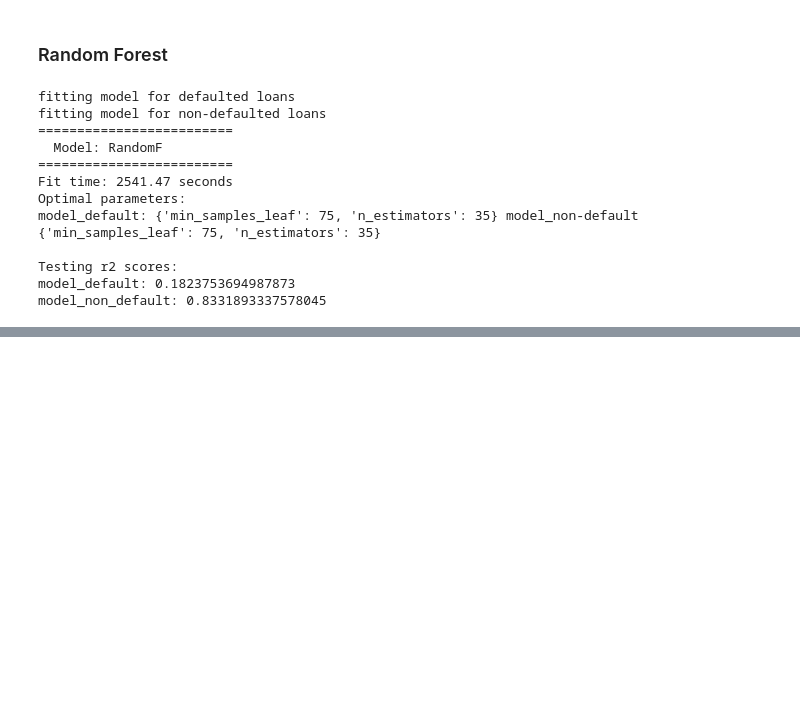
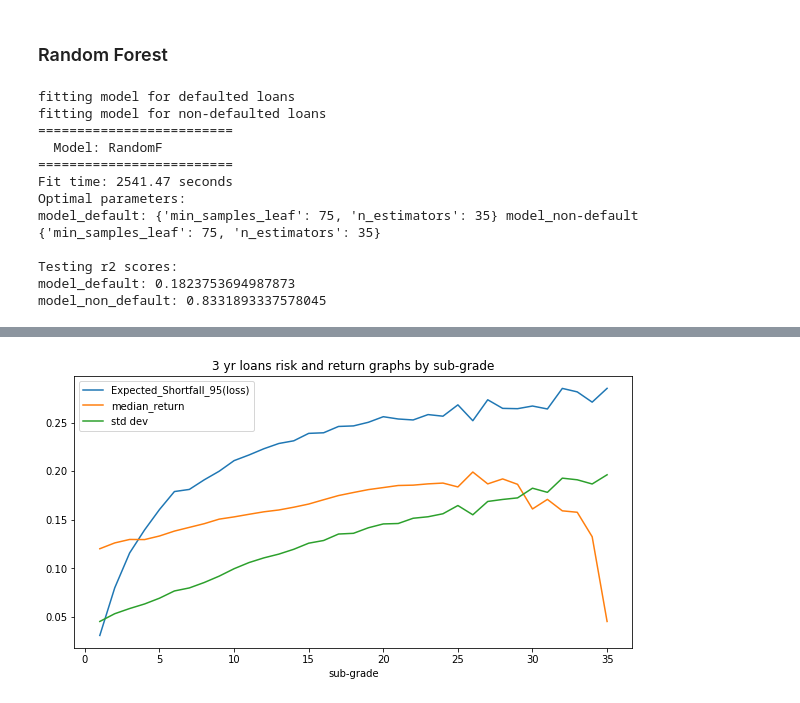
Before and after one commit to simondyates/Lending-Club, a Jupyter notebook: Robert/LC_modelling.ipynb, the cells around one changed output, grey strips where cells are left out. Drawn from its saved outputs; the diff is of its cells as text; code cells hidden in the pictures; blank space fills up the shorter version.

Commit message:
risk return analysis added

```diff
--- a/Robert/LC_modelling.ipynb
+++ b/Robert/LC_modelling.ipynb
@@ -419,0 +457,3 @@ model_non_default: 0.8331893337578045
+# %%
+#### create risk data.
+risk_data_train = pd.merge(my_X_train[['id', 'grade', 'sub_grade', 'term']], my_Y_train, how='inner', on='id')
@@ -419,0 +470,16 @@ model_non_default: 0.8331893337578045
+# %%
+##create risk scores
+
+def var_95(ret):
+    return np.percentile(ret,  5)
+
+def var_99(ret):
+    return np.percentile(ret, 1)
+
+def ES_95(ret):
+    threshold = var_95(ret)
+    return np.mean(ret[ret < threshold])
+
+def ES_99(ret):
+    threshold = var_99(ret)
+    return np.mean(ret[ret < threshold])
@@ -419,0 +511,6 @@ model_non_default: 0.8331893337578045
+# %%
+risk_summary_sub_grades_3yr = pd.DataFrame(risk_data_train.loc[(risk_data_train.term == 0)].\
+                                           groupby(['sub_grade'])['annualized_returns'].\
+                                           agg(['count', 'median' , 'mean', 'min','max', 'std',\
+                                           var_95, var_99, ES_95, ES_99])).reset_index()
+risk_summary_sub_grades_3yr
@@ -419,0 +535,14 @@ model_non_default: 0.8331893337578045
+# %%
+pyplot.rcParams['figure.figsize'] = [10, 5]
+
+pyplot.plot(risk_summary_sub_grades_3yr.sub_grade, abs(risk_summary_sub_grades_3yr.ES_95))
+pyplot.plot(risk_summary_sub_grades_3yr.sub_grade, risk_summary_sub_grades_3yr['median'])
+pyplot.plot(risk_summary_sub_grades_3yr.sub_grade, risk_summary_sub_grades_3yr['std'])
+#pyplot.plot(risk_summary_sub_grades_3yr.sub_grade, (risk_summary_sub_grades_3yr['median']/abs(risk_summary_sub_grades_3yr.ES_95)))
+
+pyplot.legend(['Expected_Shortfall_95(loss)', 'median_return', 'std dev'], loc='upper left')
+pyplot.title('3 yr loans risk and return graphs by sub-grade')
+pyplot.xlabel('sub-grade')
+pyplot.show()
+# %% [output]
+[figure, added]
```
Also changed, not shown: parts of 35 cells of this notebook.
